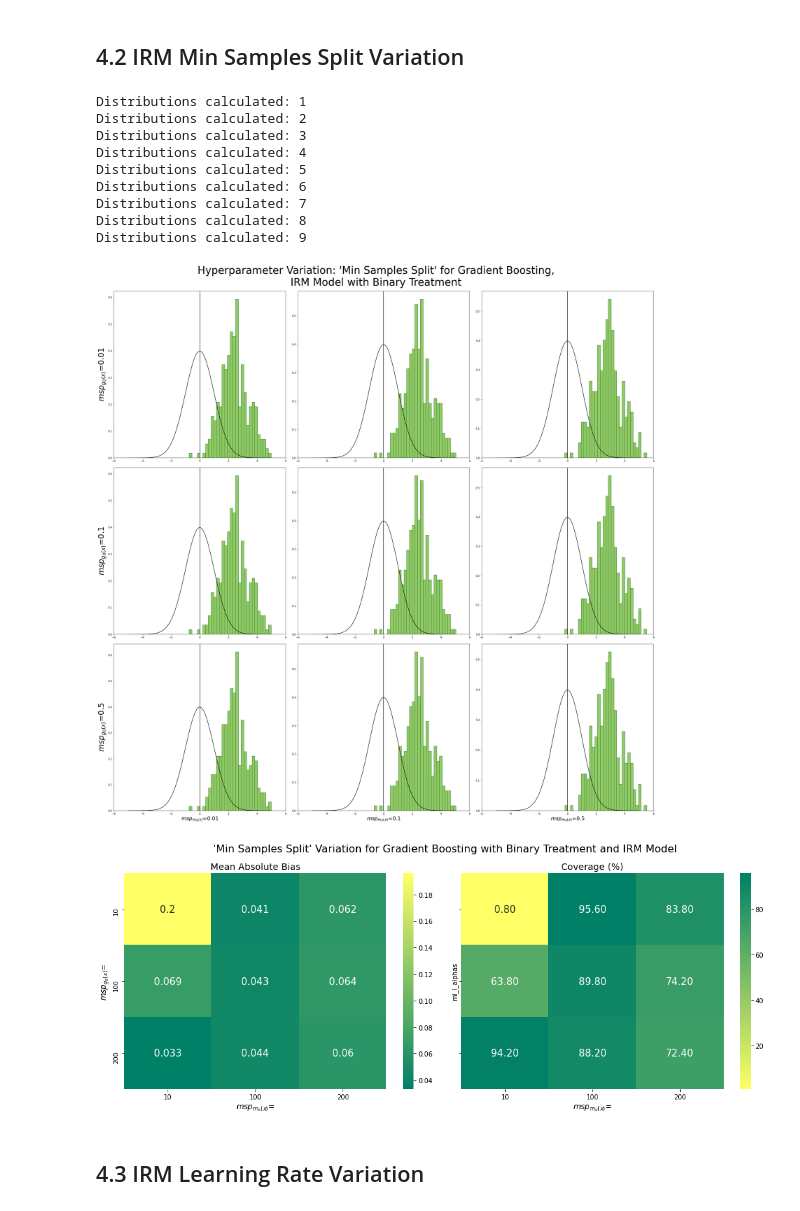
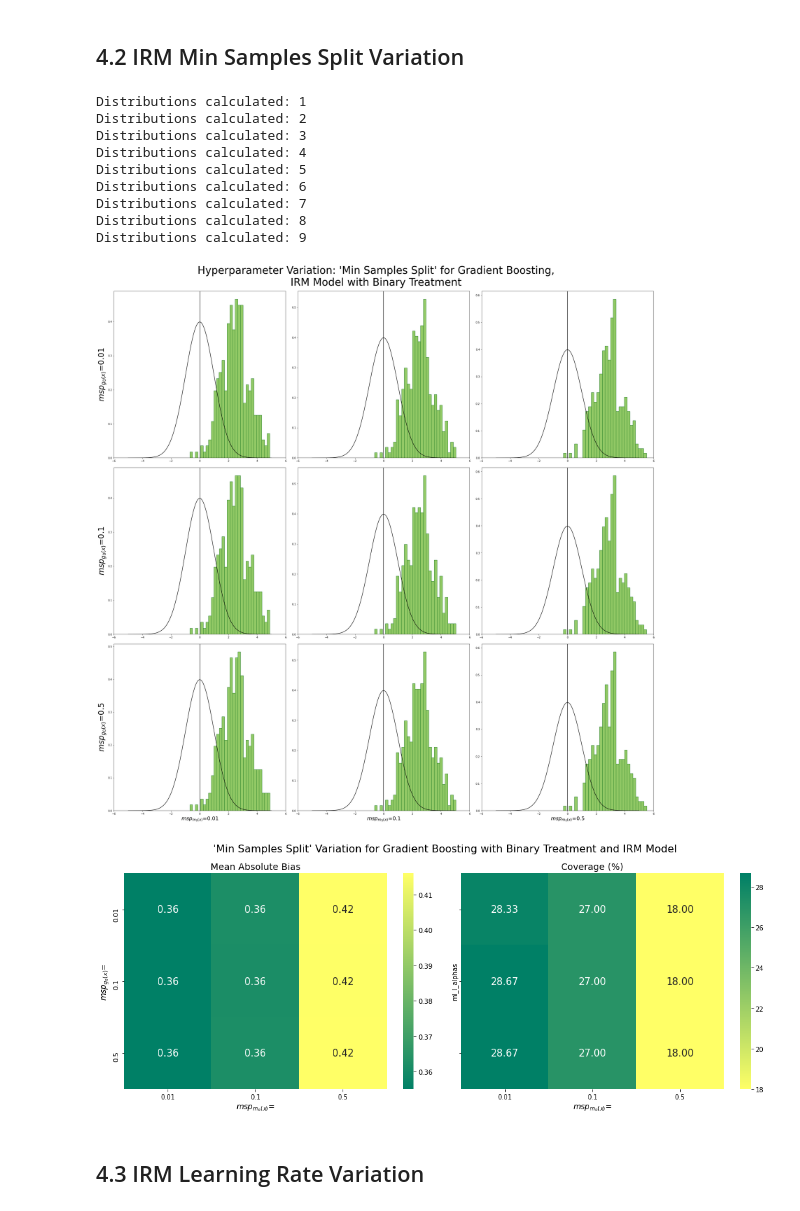
Before and after one commit to JannikKmnn/DoubleML-Hyperparameter-Simulation, a Jupyter notebook: gradient_boosting_variation.ipynb, the cells around one changed output. Cells and saved outputs as stored; diff of their text form; code cells hidden in the pictures.

Commit message:
Gradient Boosting IRM Simulation fixed

```diff
--- a/gradient_boosting_variation.ipynb
+++ b/gradient_boosting_variation.ipynb
@@ -114,7 +114,7 @@ ml_m model: GradientBoostingRegressor(loss='huber', min_samples_leaf=5,
 # %%
 gb_classification_hyperparameters = dict(
     loss = ['log_loss', 'exponential'],
-    learning_rate = [0.001, 0.01, 0.1, 1],
+    learning_rate = [0.001, 0.01, 0.1],
     n_estimators = [10, 100, 1000],
     subsample = [0.9, 1],
     min_samples_split = [0.01, 0.1, 0.5],
@@ -123,11 +123,11 @@ gb_classification_hyperparameters = dict(
 
 np.random.seed(1312)
 
-(x, y, d) = make_irm_data(n_obs=n_obs_irm, dim_x=n_vars_irm, return_type='array')
+(x, y, d) = make_irm_data(n_obs=n_obs_irm, dim_x=n_vars_irm, theta=alpha_irm, return_type='array')
 search_dml_irm_data = dml.DoubleMLData.from_arrays(x, y, d)
 
-ml_l = GradientBoostingRegressor()
-ml_m = GradientBoostingClassifier()
+ml_l_irm = GradientBoostingRegressor()
+ml_m_irm = GradientBoostingClassifier()
 
 dml_gb_classification = {
     "ml_g": gb_regression_hyperparameters,
@@ -135,7 +135,7 @@ dml_gb_classification = {
 }
 
 gb_dml_irm_obj = dml.DoubleMLIRM(
-    search_dml_irm_data, ml_l, ml_m, n_folds=5,
+    search_dml_irm_data, ml_l_irm, ml_m_irm, n_folds=5,
     score='ATE', apply_cross_fitting=True
 )
 
@@ -484,18 +484,18 @@ Distributions calculated: 6
 Distributions calculated: 7
 Distributions calculated: 8
 Distributions calculated: 9
-[figure, old version]
+[figure, new version]
 # %%
-plot_bias_coverage_next_to_eachother(ml_l_hyperparameters=gb_n_est_hyperparams_ml_l_irm,
-                                     ml_m_hyperparameters=gb_n_est_hyperparams_ml_m_irm,
-                                     bias_scores=n_est_bias,
-                                     coverage_scores=n_est_coverage,
+plot_bias_coverage_next_to_eachother(ml_l_hyperparameters=gb_min_samples_split_hyperparams_ml_l_IRM,
+                                     ml_m_hyperparameters=gb_min_samples_split_hyperparams_ml_m_IRM,
+                                     bias_scores=min_sample_split_bias_IRM,
+                                     coverage_scores=min_sample_split_coverage_IRM,
                                      suptitle=f"'Min Samples Split' Variation for Gradient Boosting with Binary Treatment and IRM Model",
                                      xlabel='$msp_{m_{0}(x)}$=',
                                      ylabel='$msp_{g_{0}(x)}$=',
                                      filename="gb_mean_samples_split_bias_coverage_IRM.png")
 # %% [output]
-[figure, old version]
+[figure, new version]
 # %% [markdown]
 ## 4.3 IRM Learning Rate Variation
 # %%
```
Also changed, not shown: parts of 6 cells of this notebook, 6 other files.
